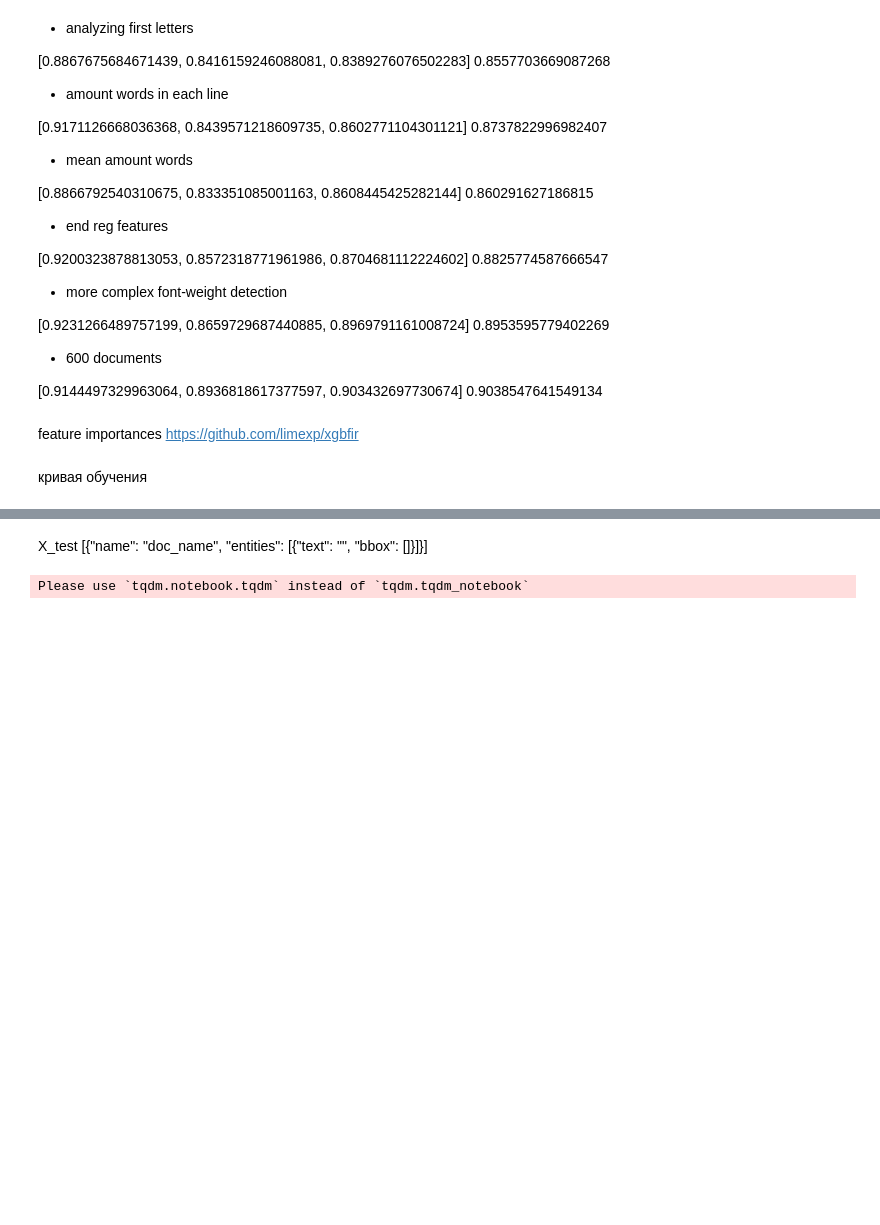
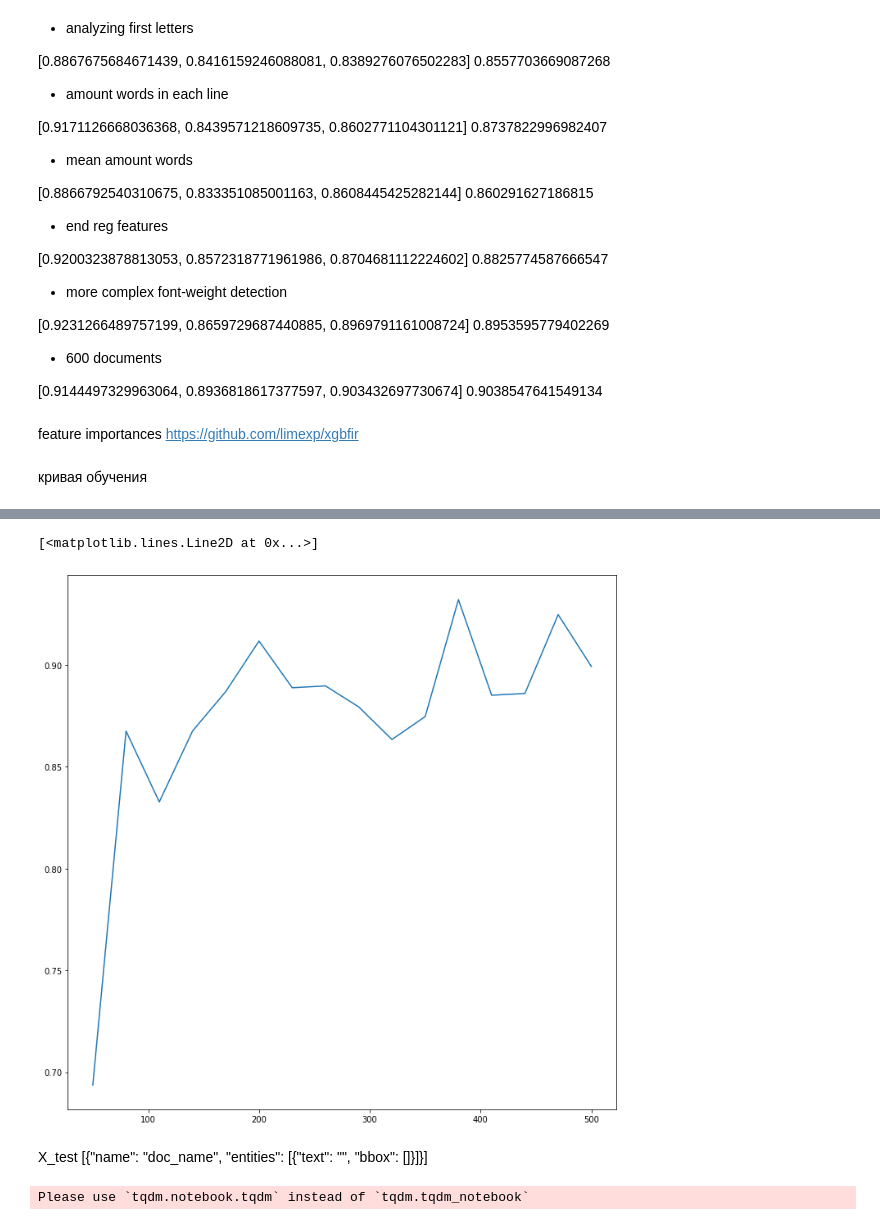
Before and after one commit to NastyBoget/document_structure_extraction, a Jupyter notebook: pipeline.ipynb, the cells around one changed output, grey strips where cells are left out. Drawn from its saved outputs; the diff is of its cells as text; code cells hidden in the pictures; blank space fills up the shorter version.

Commit message:
learning curve from 50 to 500

```diff
--- a/pipeline.ipynb
+++ b/pipeline.ipynb
@@ -382,10 +388,10 @@ feature importances https://github.com/limexp/xgbfir
 feature_extractor = make_pipeline(AddImgFeatures(),
                                   AddPrevNextFeatures())
 scores = [] # (train_cnt, score)
-train_num = [500, 450, 400, 350, 300]
+train_num = list(range(500, 40, -30))
 
 for train_cnt in tqdm(train_num):
-    xgb_cmodel = XGBClassifier()
+    xgb_cmodel = XGBClassifier(nthread=4)
     X, y = X, y = shuffle(X, y, random_state=0)
     X_train, X_test = X[:train_cnt], X[train_cnt:]
     y_train = np.array(reduce(lambda x1, x2: x1 + x2, y[:train_cnt]))
@@ -418,3 +446,9 @@ scores
+# %%
+plt.figure(figsize=(12, 12))
+plt.plot(train_num, list(map(lambda x: x[1],scores)))
+# %% [output]
+[<matplotlib.lines.Line2D at 0x...>]
+[figure, added]
 # %%
 def get_feature_names(names):
     feature_names = names.copy()
```
Also changed, not shown: parts of 3 cells of this notebook, 1 other file.
